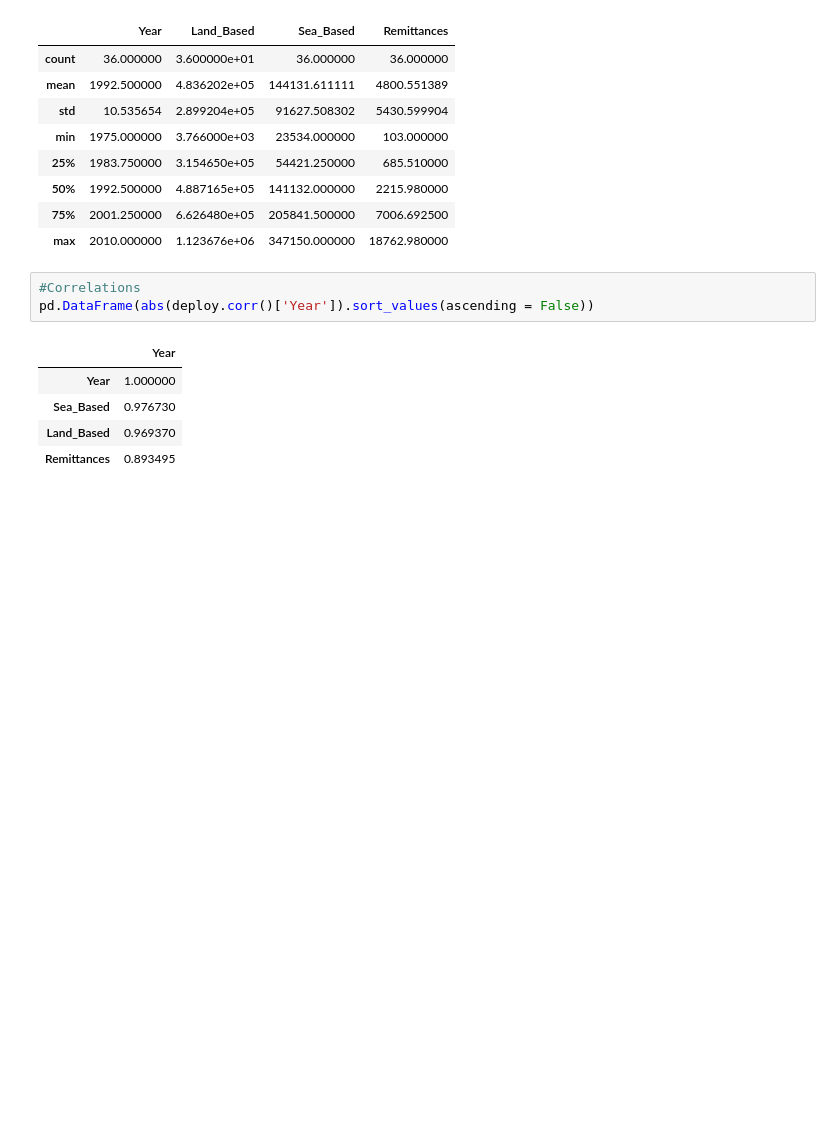
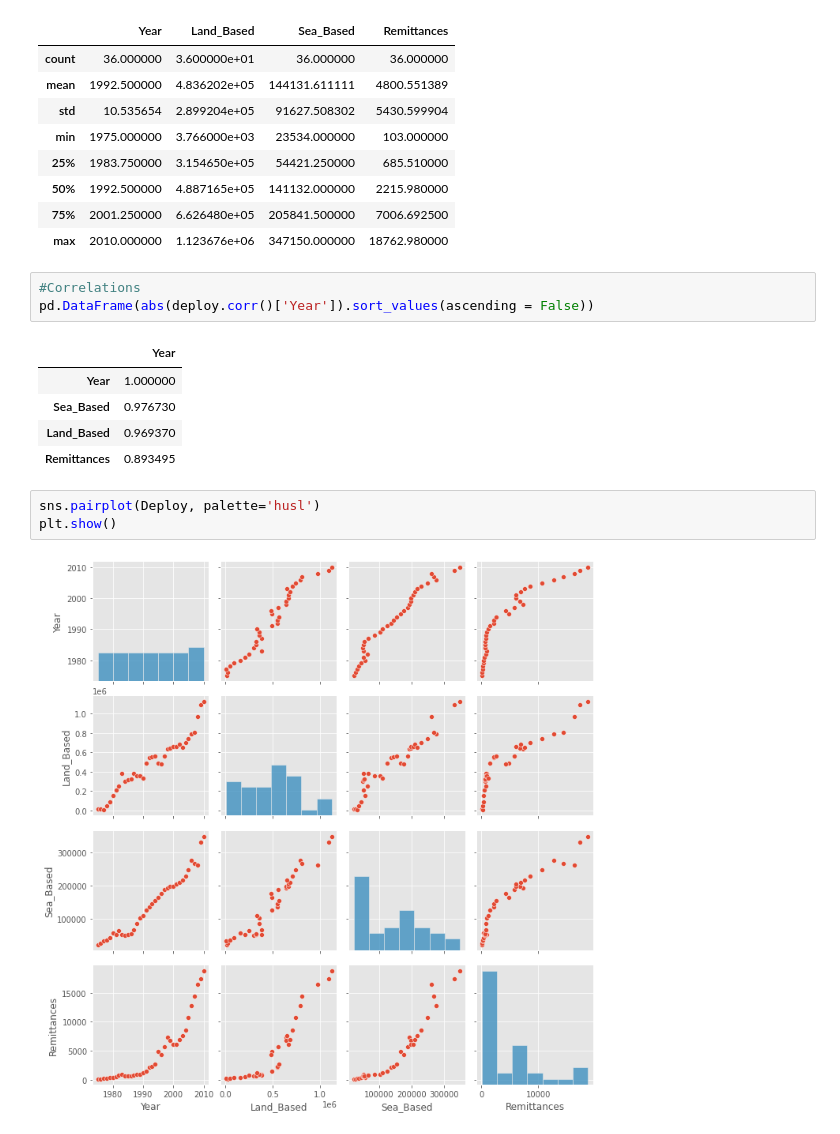
Before and after one commit to apriljoyagquiz/IT3205-TeamAbracaData, a Jupyter notebook: OFW_Visualization.ipynb, the cells around one changed output. Saved outputs shown, nothing was run; the diff lists cells and outputs as text; blank space fills up the shorter version.

Commit message:
Create Pairplot

```diff
--- a/OFW_Visualization.ipynb
+++ b/OFW_Visualization.ipynb
@@ -439,3 +439,8 @@ pd.DataFrame(abs(deploy.corr()['Year']).sort_values(ascending = False))
 | Sea_Based | 0.976730 |
 | Land_Based | 0.969370 |
 | Remittances | 0.893495 |
+# %%
+sns.pairplot(Deploy, palette='husl')
+plt.show()
+# %% [output]
+[figure, added]
```
